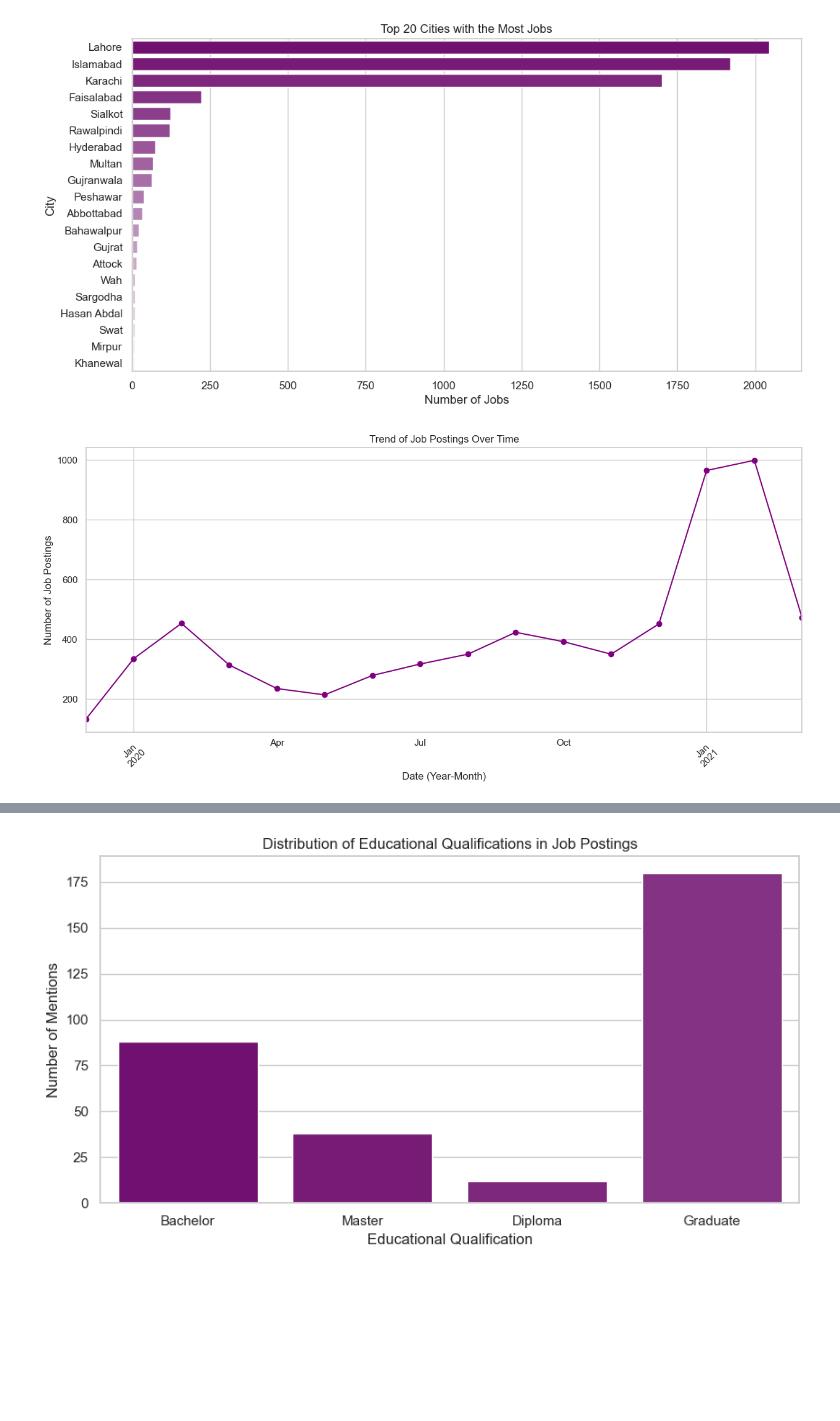
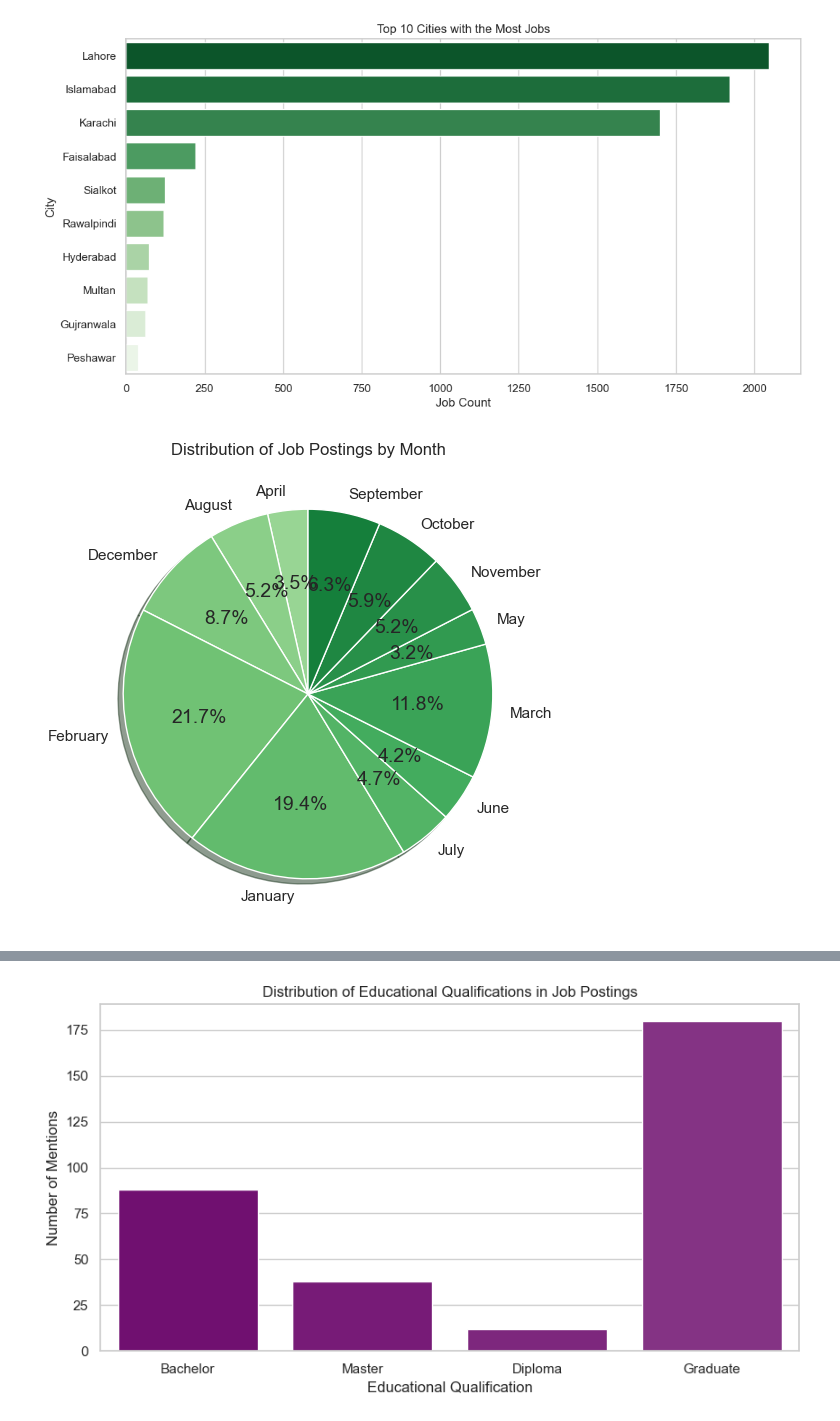
Before and after one commit to hassansultankhan/KMean_machineLearning, a Jupyter notebook: Pakistan_jobs (improved).ipynb, the cells around one changed output, grey strips where cells are left out. Saved outputs shown, nothing was run; the diff lists cells and outputs as text; code cells hidden in the pictures; blank space fills up the shorter version.

```diff
--- a/Pakistan_jobs (improved).ipynb
+++ b/Pakistan_jobs (improved).ipynb
@@ -155,45 +158,51 @@ plt.show()
 # %%
 sns.set_theme(style = 'whitegrid')
 city_job_distribution = df['City'].value_counts()
-top_cities = city_job_distribution.head(20)
+top_cities = city_job_distribution.head(10)
 
 plt.figure(figsize=(12,6))
 
-purple_Palette = sns.light_palette(
-    "purple", n_colors= 20
+Palette = sns.color_palette(
+    "Greens", n_colors= 10
 )[::-1]
-sns.set_palette(purple_Palette)
+sns.set_palette(Palette)
 
-sns.barplot(x=  top_cities.values, y =top_cities.index,
-            palette=  purple_Palette)
+sns.barplot(x=  top_cities.values, y =top_cities.index, palette=  Palette)
 
-plt.title('Top 20 Cities with the Most Jobs')
-plt.xlabel('Number of Jobs')
+plt.title('Top 10 Cities with the Most Jobs')
+plt.xlabel('Job Count')
 plt.ylabel('City')
 plt.show()
 # %% [output]
-[figure, old version]
+[figure, new version]
 # %%
-import pandas as pd
-import matplotlib.dates as mdates
+
 
 # Converting 'Date Posted' to datetime format for analysis
 df['Date Posted'] = pd.to_datetime(df['Date Posted'], errors='coerce')
 
 # Extracting year and month for trend analysis
-df['YearMonth'] = df['Date Posted'].dt.to_period('M')
+df['YearMonth'] = df['Date Posted'].dt.strftime('%B')
 
 # Question 3: Variation of job postings over time (by month)
 time_series = df['YearMonth'].value_counts().sort_index()
 
-# Plotting the time series of job postings
-plt.figure(figsize=(15, 6))
-time_series.plot(kind='line', marker='o')
-plt.title('Trend of Job Postings Over Time')
-plt.xlabel('Date (Year-Month)')
-plt.ylabel('Number of Job Postings')
-plt.xticks(rotation=45)
+# assigning colors of coolwarm as plasma is bit dark for this
+colors = plt.cm.Greens(np.linspace(0.4, 0.8, len(time_series)))
+
+plt.figure(figsize=(10, 6))
+plt.pie(
+    time_series.values,
+    labels=time_series.index,
+    autopct='%1.1f%%',
+    shadow=True,
+    startangle=90,
+    colors=colors,
+    wedgeprops={'edgecolor': 'white'}
+)
+
+plt.title('Distribution of Job Postings by Month')
 plt.show()
 # %% [output]
-[figure, old version]
+[figure, new version]
 # %%
```
Also changed, not shown: parts of 12 cells of this notebook.
